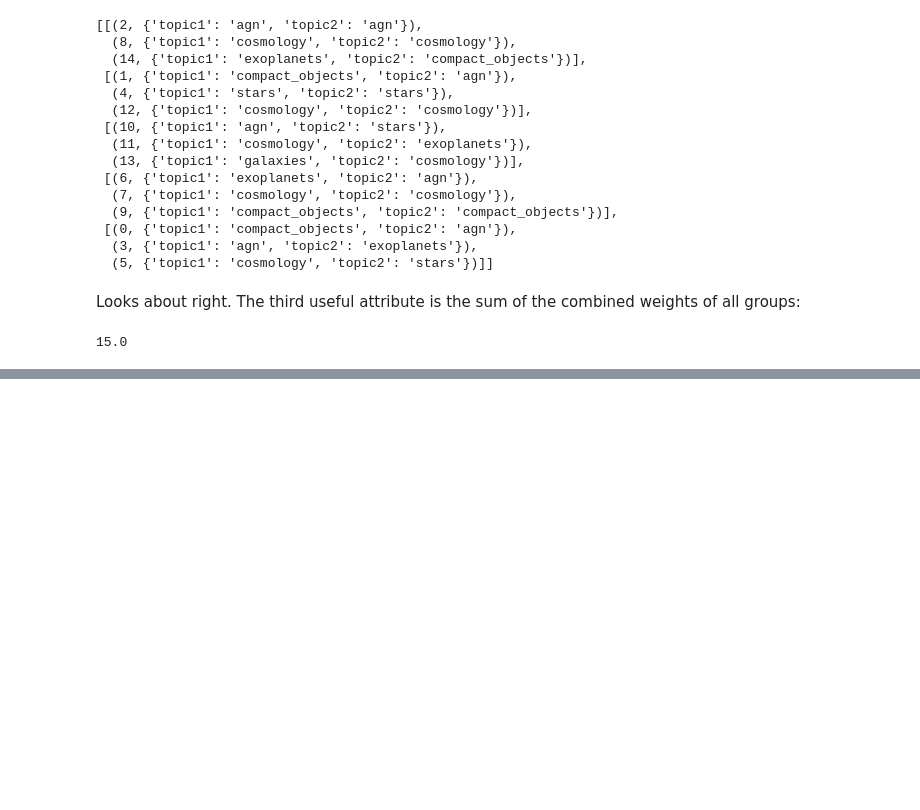
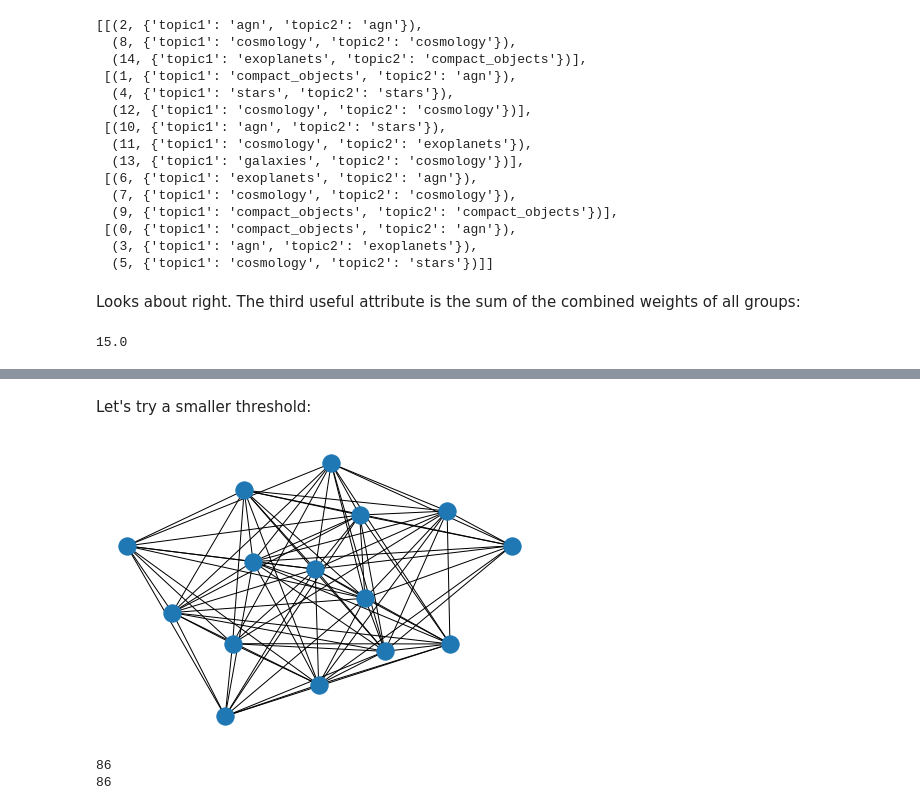
Before and after one commit to dhuppenkothen/AstroChairs, a Jupyter notebook: GraphicalConferenceSessions.ipynb, the cells around one changed output, grey strips where cells are left out. Cells and saved outputs as stored; diff of their text form; code cells hidden in the pictures; blank space fills up the shorter version.

```diff
--- a/GraphicalConferenceSessions.ipynb
+++ b/GraphicalConferenceSessions.ipynb
@@ -1037,0 +1261,14 @@ results.weights_sum_total
+# %% [markdown]
+Let's try a smaller threshold:
+# %%
+G.remove_edges_from(G.edges())
+G = add_edges(G, edges, hard_constraint=True, threshold=0.2)
+nx.draw(G)
+# %% [output]
+[figure, added]
+# %%
+print(G.number_of_edges())
+print(len(edges[edges > 0.2]))
+# %% [output]
+86
+86
```
Also changed, not shown: parts of 80 cells of this notebook, 1 other file.
